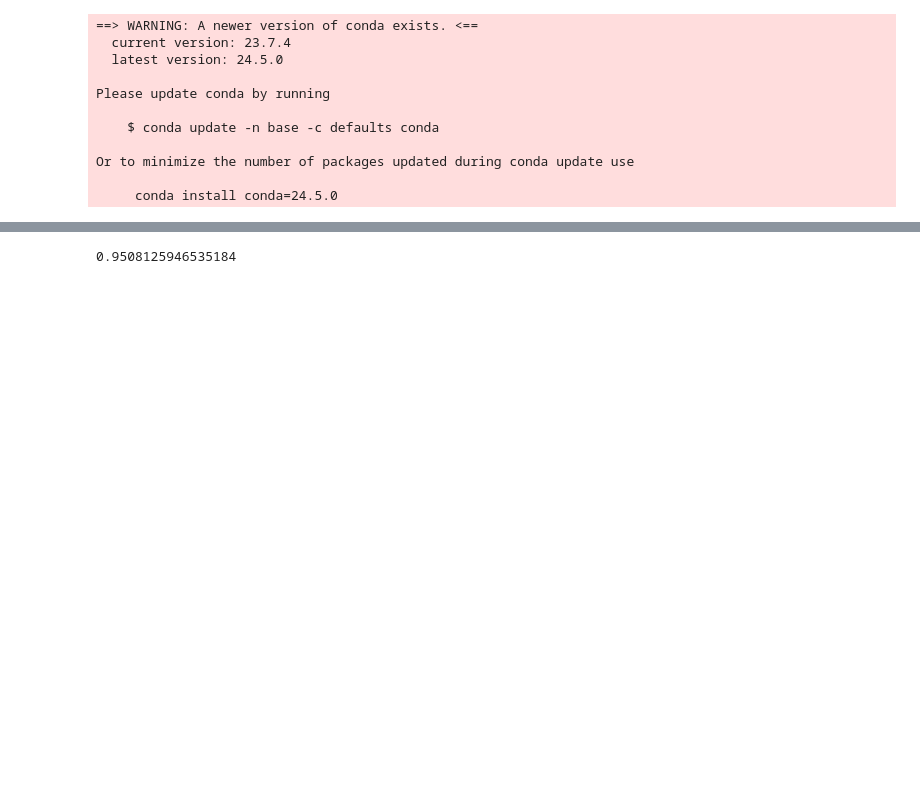
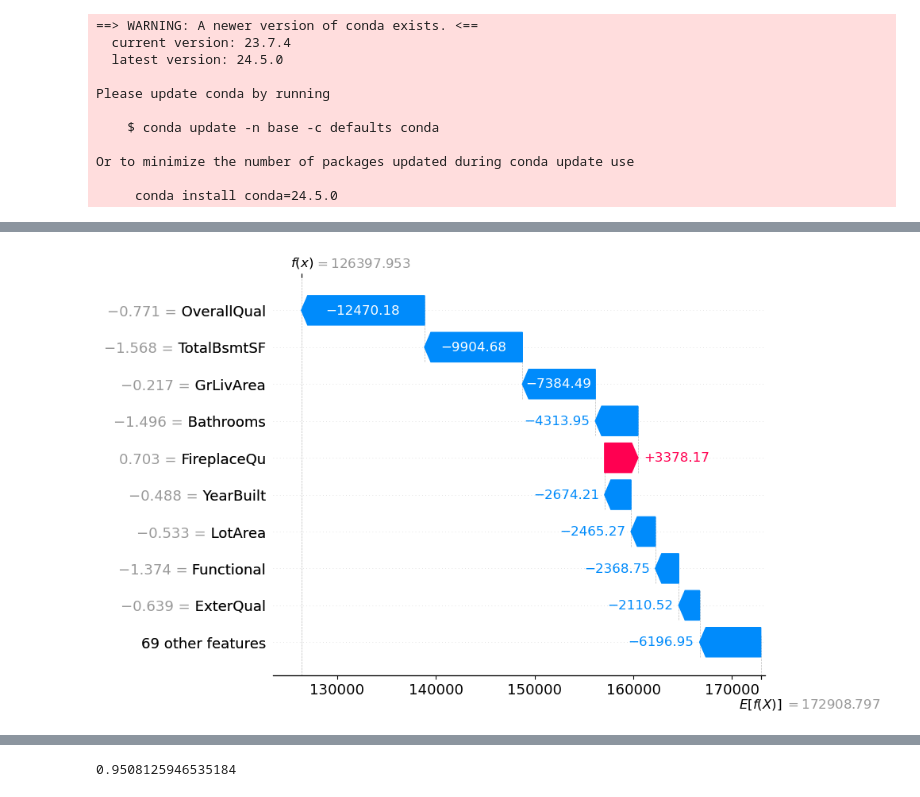
Before and after one commit to Na-ta-lie/Ames-Price-Prediction, a Jupyter notebook: SHAP.ipynb, the cells around one changed output, grey strips where cells are left out. Drawn from its saved outputs; the diff is of its cells as text; code cells hidden in the pictures; blank space fills up the shorter version.

```diff
--- a/SHAP.ipynb
+++ b/SHAP.ipynb
@@ -69,0 +357,5 @@ X = df_normal_quality.drop(['SalePrice', 'PID'], axis =1).copy()
+# %%
+# quality of 5
+shap.waterfall_plot(exp[3])
+# %% [output]
+[figure, added]
```
Also changed, not shown: parts of 43 cells of this notebook, 3 other files.
